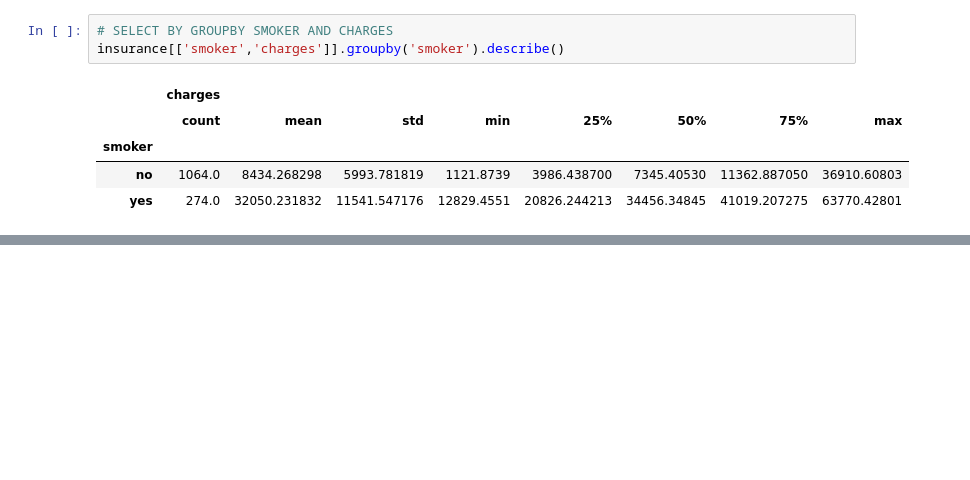
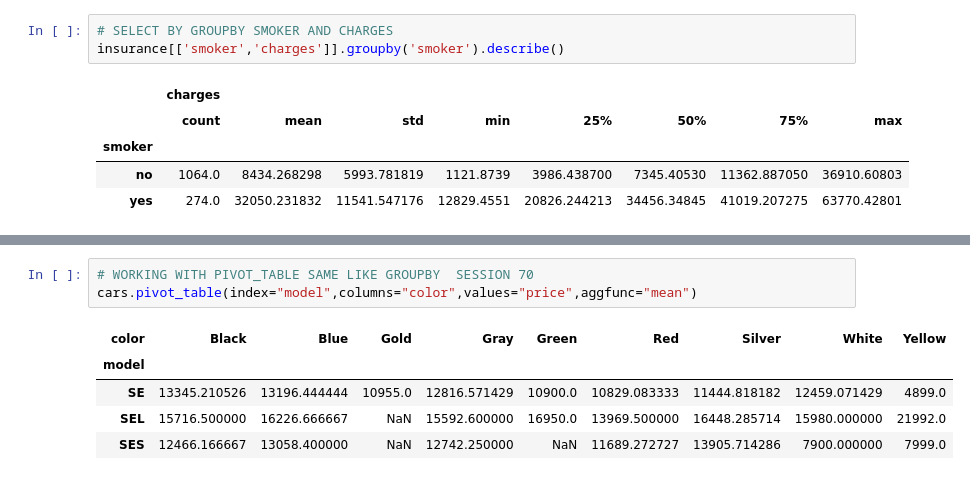
Before and after one commit to Roma123456789/machine_learning_pratice, a Jupyter notebook: Data_analyst_python.ipynb, the cells around one changed output, grey strips where cells are left out. Cells and saved outputs as stored; diff of their text form; blank space fills up the shorter version.

```diff
--- a/Data_analyst_python.ipynb
+++ b/Data_analyst_python.ipynb
@@ -294,0 +307,9 @@ insurance[['gender','smoker','charges']].groupby(['gender','smoker']).describe()
+# %%
+# WORKING WITH PIVOT_TABLE SAME LIKE GROUPBY  SESSION 70
+cars.pivot_table(index="model",columns="color",values="price",aggfunc="mean")
+# %% [output]
+| color | Black | Blue | Gold | Gray | Green | Red | Silver | White | Yellow |
+| model |  |  |  |  |  |  |  |  |  |
+| SE | 13345.210526 | 13196.444444 | 10955.0 | 12816.571429 | 10900.0 | 10829.083333 | 11444.818182 | 12459.071429 | 4899.0 |
+| SEL | 15716.500000 | 16226.666667 | NaN | 15592.600000 | 16950.0 | 13969.500000 | 16448.285714 | 15980.000000 | 21992.0 |
+| SES | 12466.166667 | 13058.400000 | NaN | 12742.250000 | NaN | 11689.272727 | 13905.714286 | 7900.000000 | 7999.0 |
```
Also changed, not shown: parts of 8 cells of this notebook.
